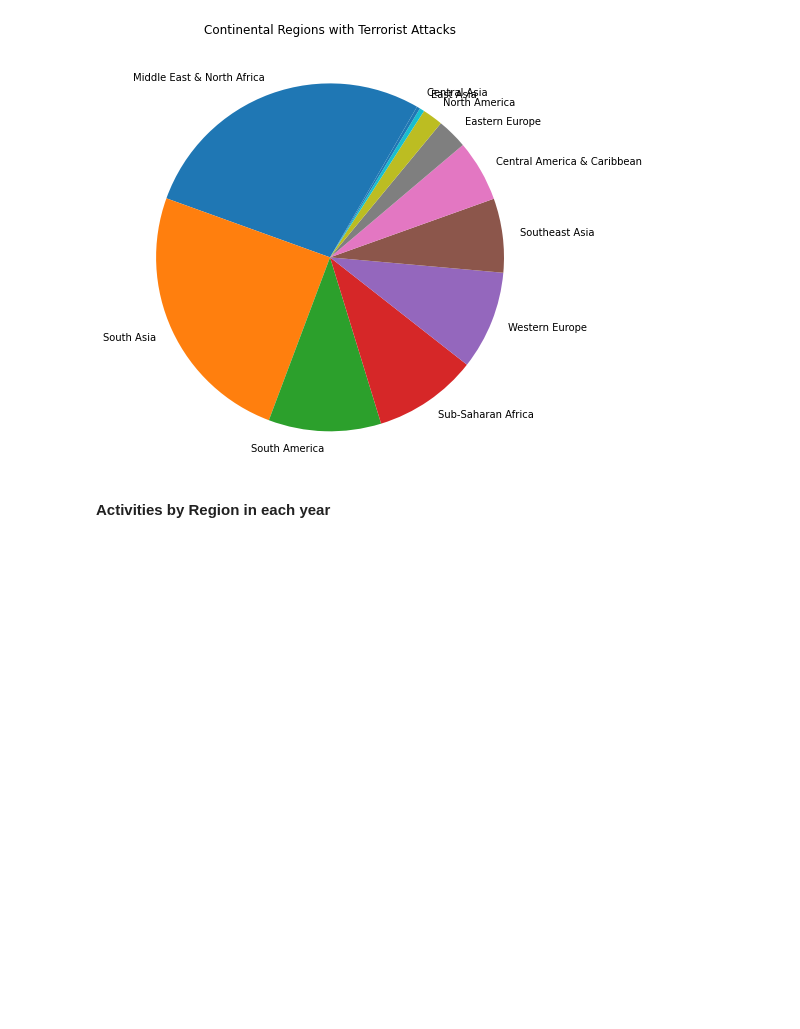
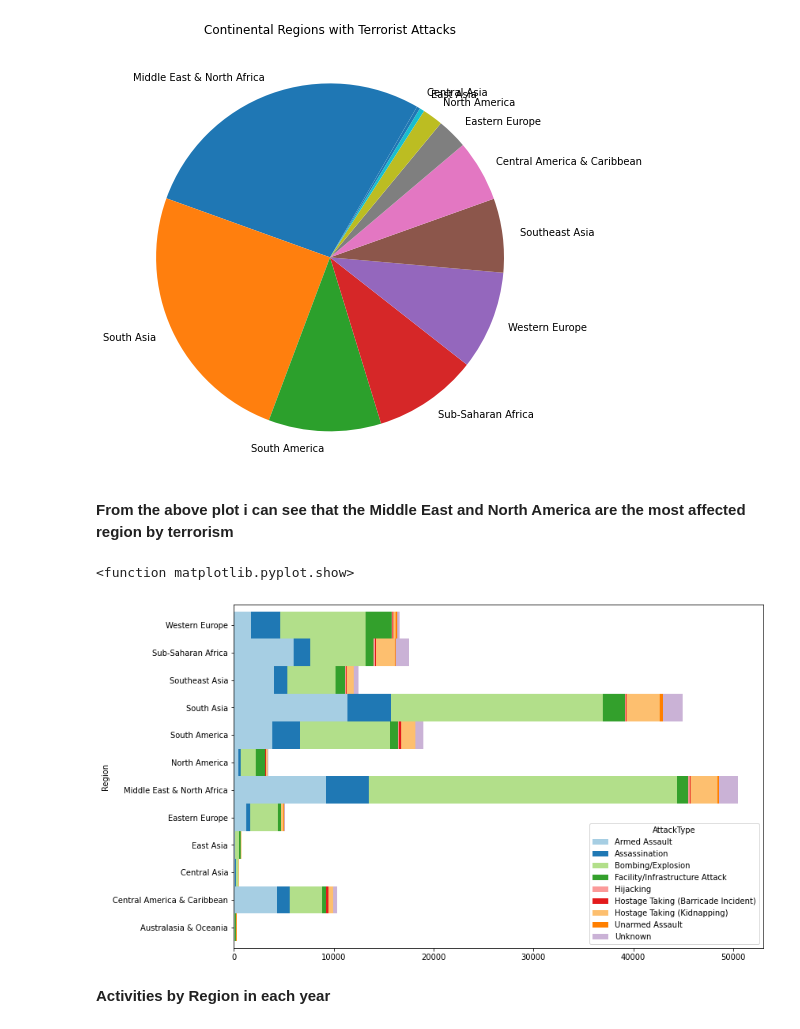
Before and after one commit to rohitrv8922/global-terrorism-analysis, a Jupyter notebook: Rohit_Verma_(_Global_Terrorism_Analysis_EDA_Capstone_Project).ipynb, the cells around one changed output. Saved outputs shown, nothing was run; the diff lists cells and outputs as text; code cells hidden in the pictures; blank space fills up the shorter version.

```diff
--- a/Rohit_Verma_(_Global_Terrorism_Analysis_EDA_Capstone_Project).ipynb
+++ b/Rohit_Verma_(_Global_Terrorism_Analysis_EDA_Capstone_Project).ipynb
@@ -381,6 +385,16 @@ plt.title('Continental Regions with Terrorist Attacks')
 # %% [output]
 Text(0.5, 1.0, 'Continental Regions with Terrorist Attacks')
 [figure]
+# %% [markdown]
+**From the above plot i can see that the Middle East and North America are the most affected region by terrorism**
+# %%
+pd.crosstab(terror_data.Region,terror_data.AttackType).plot.barh(stacked=True,width=1,color=sns.color_palette('Paired',9))
+fig=plt.gcf()
+fig.set_size_inches(12,8)
+plt.show
+# %% [output]
+<function matplotlib.pyplot.show>
+[figure, added]
 # %% [markdown]
  **Activities by Region in each year**
 # %%
```
Also changed, not shown: parts of 7 cells of this notebook.
